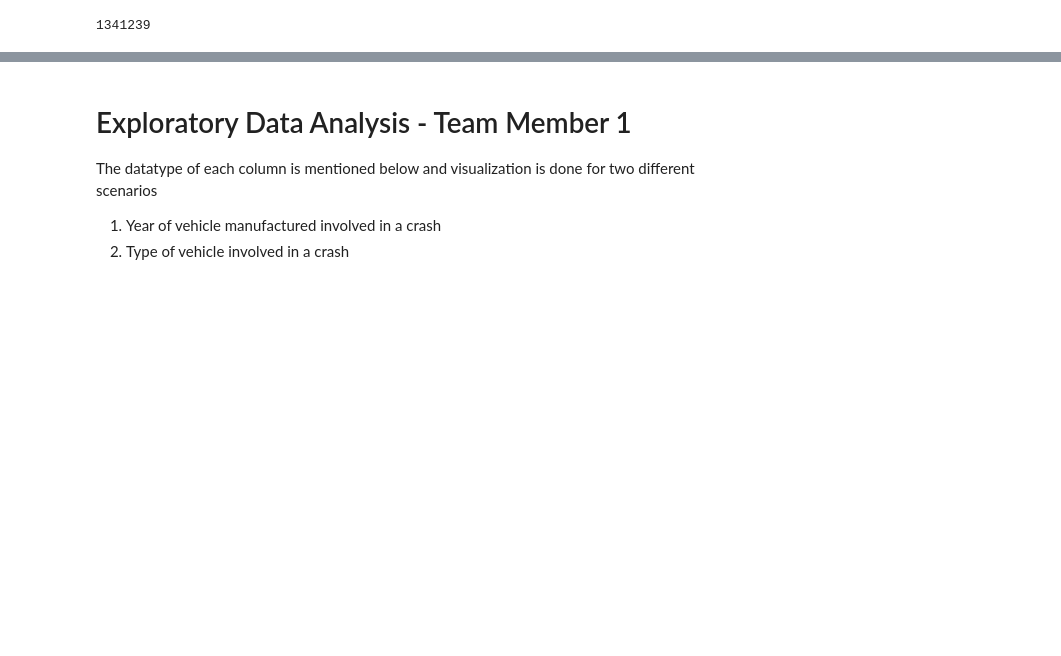
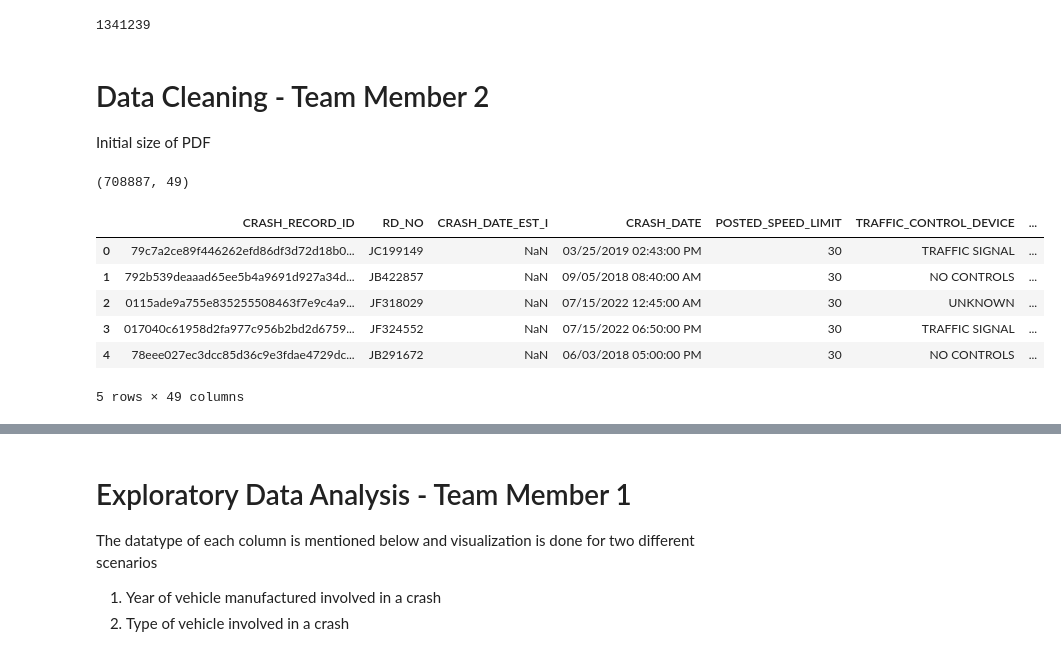
Before and after one commit to CS418/group-project-seven, a Jupyter notebook: team_seven_CS_418.ipynb, the cells around one changed output, grey strips where cells are left out. Drawn from its saved outputs; the diff is of its cells as text; code cells hidden in the pictures; blank space fills up the shorter version.

```diff
--- a/team_seven_CS_418.ipynb
+++ b/team_seven_CS_418.ipynb
@@ -162,3 +165,6 @@ sns.boxplot(v_data['VEHICLE_YEAR'])
 v_data.shape[0]
 # %% [output]
 1341239
+# %% [markdown]
+# Data Cleaning - Team Member 2
+Initial size of PDF
@@ -164,0 +173,14 @@ v_data.shape[0]
+# %%
+crash_df.shape
+# %% [output]
+(708887, 49)
+# %%
+crash_df.head()
+# %% [output]
+|  | CRASH_RECORD_ID | RD_NO | CRASH_DATE_EST_I | CRASH_DATE | POSTED_SPEED_LIMIT | TRAFFIC_CONTROL_DEVICE | ... |
+| 0 | 79c7a2ce89f446262efd86df3d72d18b0... | JC199149 | NaN | 03/25/2019 02:43:00 PM | 30 | TRAFFIC SIGNAL | ... |
+| 1 | 792b539deaaad65ee5b4a9691d927a34d... | JB422857 | NaN | 09/05/2018 08:40:00 AM | 30 | NO CONTROLS | ... |
+| 2 | 0115ade9a755e835255508463f7e9c4a9... | JF318029 | NaN | 07/15/2022 12:45:00 AM | 30 | UNKNOWN | ... |
+| 3 | 017040c61958d2fa977c956b2bd2d6759... | JF324552 | NaN | 07/15/2022 06:50:00 PM | 30 | TRAFFIC SIGNAL | ... |
+| 4 | 78eee027ec3dcc85d36c9e3fdae4729dc... | JB291672 | NaN | 06/03/2018 05:00:00 PM | 30 | NO CONTROLS | ... |
+5 rows × 49 columns
```
Also changed, not shown: parts of 25 cells of this notebook.
